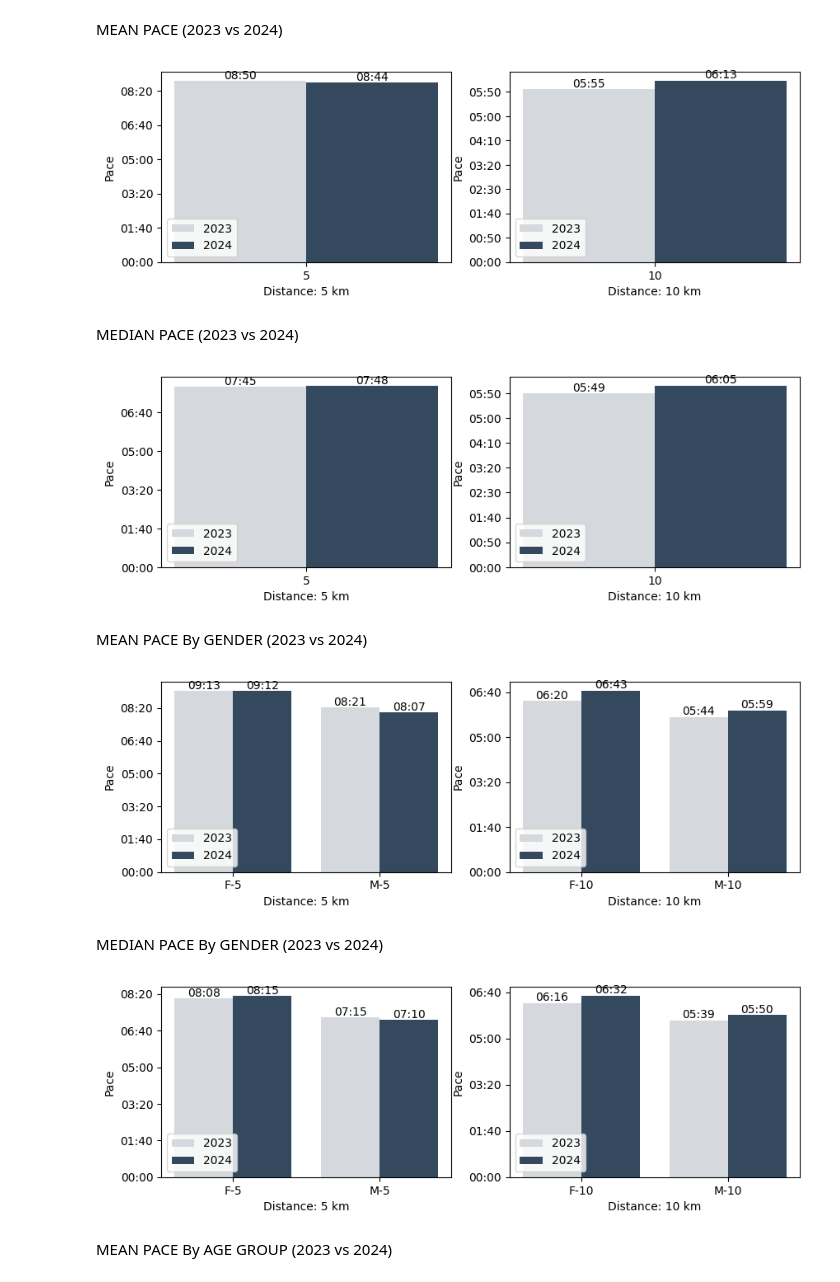
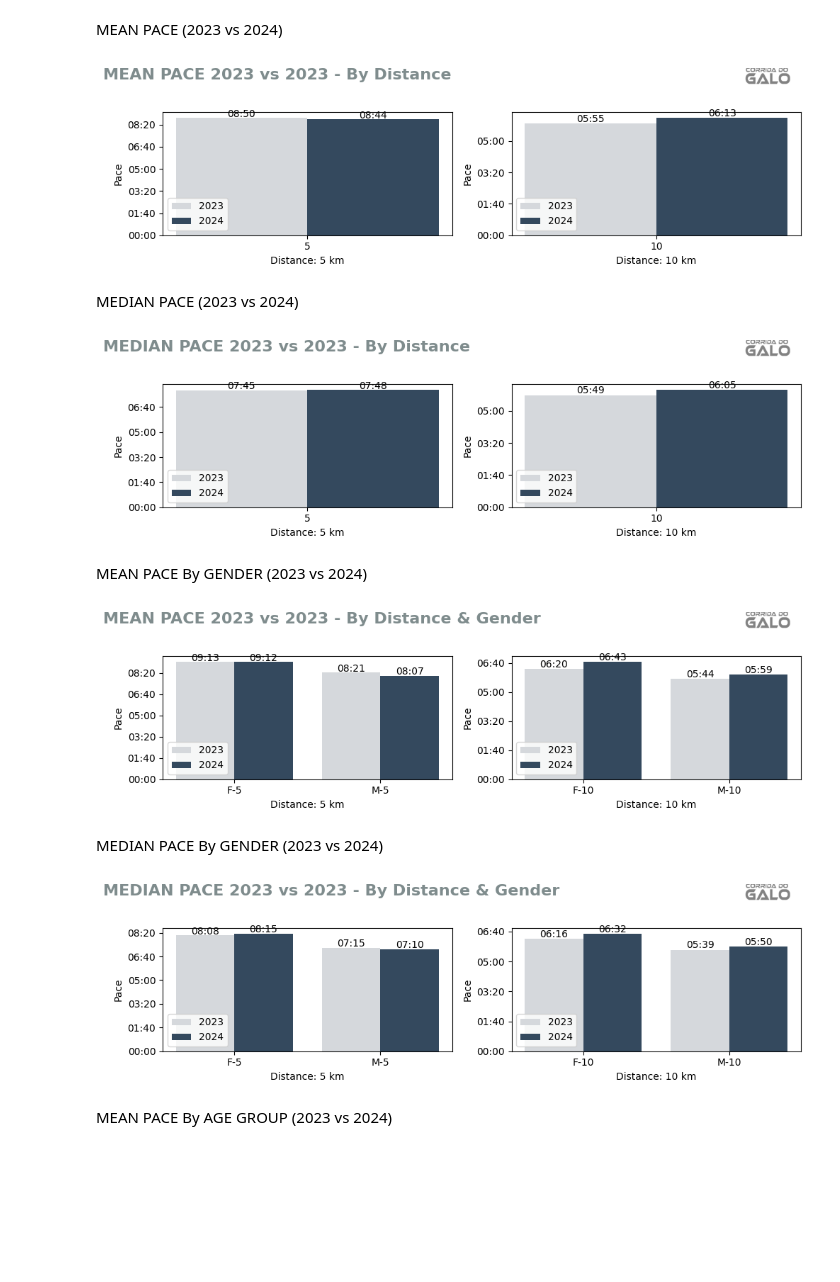
Before and after one commit to rocha-carvalhaes/galo_race_2.0, a Jupyter notebook: notebooks/performance_eda.ipynb, the cells around one changed output. Drawn from its saved outputs; the diff is of its cells as text; code cells hidden in the pictures; blank space fills up the shorter version.

```diff
--- a/notebooks/performance_eda.ipynb
+++ b/notebooks/performance_eda.ipynb
@@ -314,14 +314,14 @@ def get_median_pace(dataframe, total_time_column:str, dist_column:str, add_group
     return filtered_dataframe
 # %%
 # Function to convert seconds to "mm:ss" format
-def seconds_to_pace(x, pos):
+def seconds_to_pace(x: float, pos):
     minutes = int(x // 60)
     seconds = int(x % 60)
     return f'{minutes:02d}:{seconds:02d}'
 # %% [markdown]
 #### 3.2.1. Avg  Pace: by distance, gender and year
 # %%
-def plot_paces(df, display:str, summarize_by:list, plot_palette:list=None, figsize=None, annotate=1, metrics=None):
+def plot_paces(df, display:str, summarize_by:list, plot_palette:list=None, figsize=None, fig_title=None, annotate=1, metrics=None):
 
     for i, column in enumerate(summarize_by):
         if i == 0:
@@ -349,6 +349,10 @@ def plot_paces(df, display:str, summarize_by:list, plot_palette:list=None, figsi
         figsize = (n_cols*5,n_rows*3)
 
     fig, ax = plt.subplots(ncols=n_cols, nrows=n_rows, figsize=figsize)
+
+    if fig_title:
+        fig.suptitle(fig_title, fontsize=16, fontweight='bold', x=0, ha='left', color=color_palette['gray_dark'])
+        colocar_logo(fig, tamanho=4.3-figsize[1]**(1/2))
 
     bar_width = 0.4
 
@@ -395,37 +399,36 @@ def plot_paces(df, display:str, summarize_by:list, plot_palette:list=None, figsi
         ax[p].set_ylabel('Pace')
         ax[p].legend()
 
-
-
+    plt.tight_layout(rect=[0, 0, 1, 0.95])  # Adjust layout to make room for the suptitle
     plt.show()
 # %% [markdown]
 MEAN PACE (2023 vs 2024)
 # %%
 mean_pace_df = get_mean_pace(df, 'total_time_s', 'dist_num', ['year'])
-plot_paces(mean_pace_df, display='h', summarize_by=['dist_num'])
+plot_paces(mean_pace_df, display='h', summarize_by=['dist_num'], fig_title='MEAN PACE 2023 vs 2023 - By Distance')
 # %% [output]
-[figure, old version]
+[figure, new version]
 # %% [markdown]
 MEDIAN PACE (2023 vs 2024)
 # %%
 mean_pace_df = get_median_pace(df, 'total_time_s', 'dist_num', ['year'])
-plot_paces(mean_pace_df, display='h', summarize_by=['dist_num'])
+plot_paces(mean_pace_df, display='h', summarize_by=['dist_num'], fig_title='MEDIAN PACE 2023 vs 2023 - By Distance')
 # %% [output]
-[figure, old version]
+[figure, new version]
 # %% [markdown]
 MEAN PACE By GENDER (2023 vs 2024)
 # %%
 mean_pace_df = get_mean_pace(df, 'total_time_s', 'dist_num', ['gender', 'year'])
-plot_paces(mean_pace_df, display='h', summarize_by=['gender', 'dist_num'])
+plot_paces(mean_pace_df, display='h', summarize_by=['gender', 'dist_num'], fig_title='MEAN PACE 2023 vs 2023 - By Distance & Gender')
 # %% [output]
-[figure, old version]
+[figure, new version]
 # %% [markdown]
 MEDIAN PACE By GENDER (2023 vs 2024)
 # %%
 mean_pace_df = get_median_pace(df, 'total_time_s', 'dist_num', ['gender', 'year'])
-plot_paces(mean_pace_df, display='h', summarize_by=['gender', 'dist_num'])
+plot_paces(mean_pace_df, display='h', summarize_by=['gender', 'dist_num'], fig_title='MEDIAN PACE 2023 vs 2023 - By Distance & Gender')
 # %% [output]
-[figure, old version]
+[figure, new version]
 # %% [markdown]
 MEAN PACE By AGE GROUP (2023 vs 2024)
 # %%
```
Also changed, not shown: parts of 14 cells of this notebook, 1 other file.
